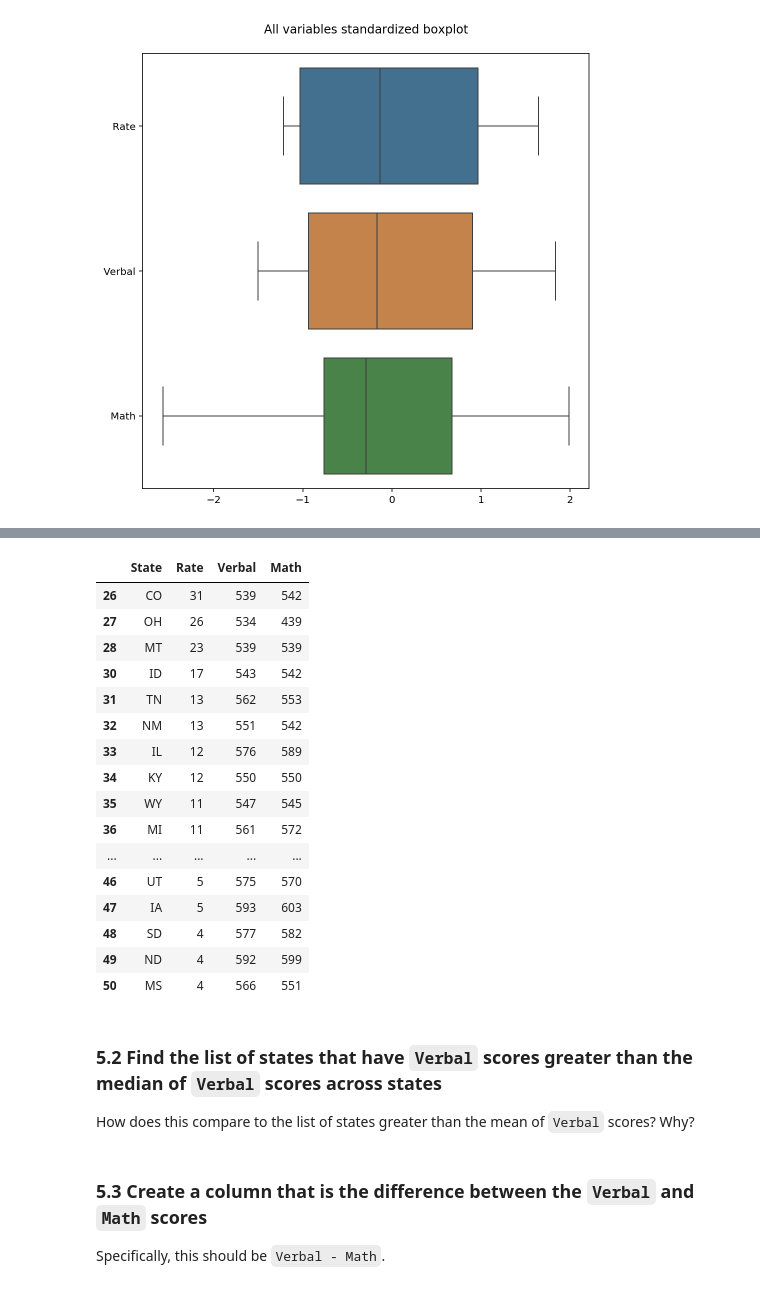
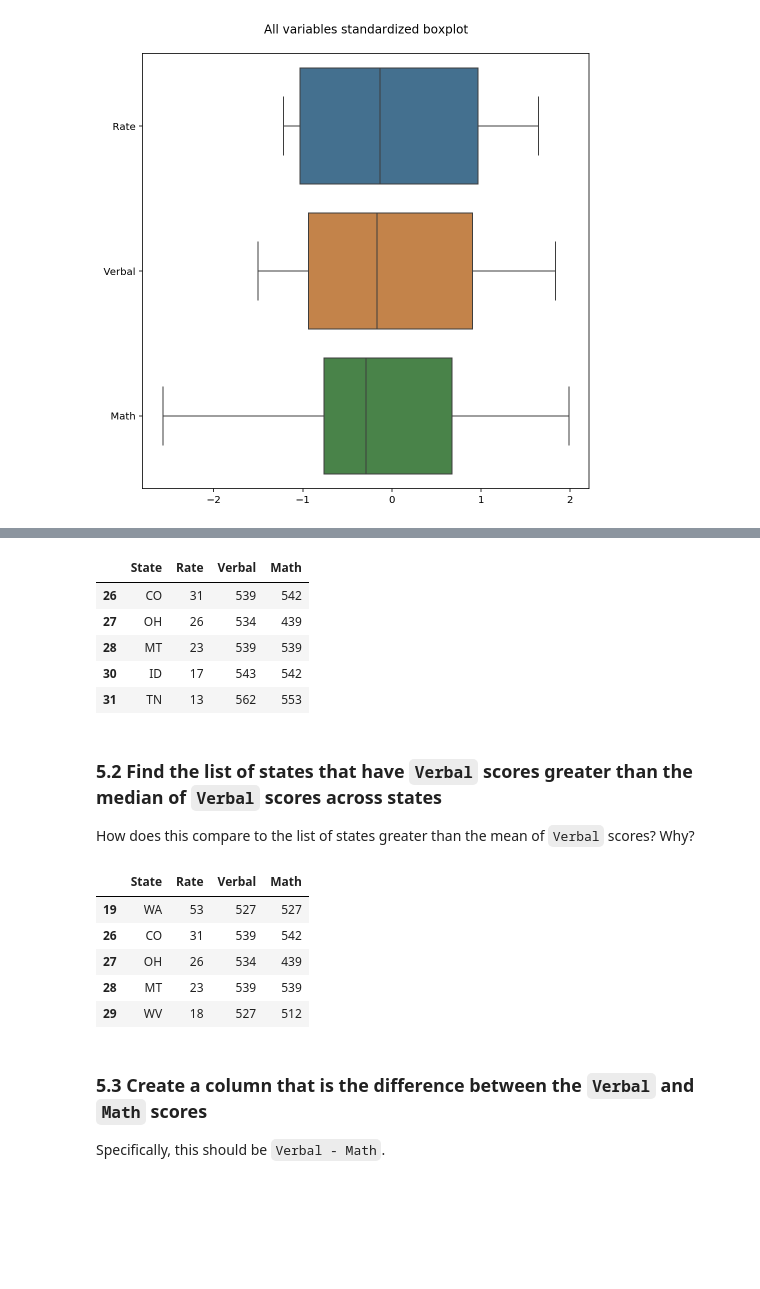
Before and after one commit to a3o1m2/DSI11-lessons, a Jupyter notebook: projects/project-2/project-02-v2-starter-code.ipynb, the cells around one changed output, grey strips where cells are left out. Cells and saved outputs as stored; diff of their text form; code cells hidden in the pictures; blank space fills up the shorter version.

```diff
--- a/projects/project-2/project-02-v2-starter-code.ipynb
+++ b/projects/project-2/project-02-v2-starter-code.ipynb
@@ -314,29 +315,27 @@ http://pandas.pydata.org/pandas-docs/stable/indexing.html
 
 How many states are above the mean? What does this tell you about the distribution of `Verbal` scores?
 # %%
-sats[sats['Verbal'] > sats['Verbal'].mean()]
+sats[sats['Verbal'] > sats['Verbal'].mean()].head()
 # %% [output]
 |  | State | Rate | Verbal | Math |
 | 26 | CO | 31 | 539 | 542 |
 | 27 | OH | 26 | 534 | 439 |
 | 28 | MT | 23 | 539 | 539 |
 | 30 | ID | 17 | 543 | 542 |
 | 31 | TN | 13 | 562 | 553 |
-| 32 | NM | 13 | 551 | 542 |
-| 33 | IL | 12 | 576 | 589 |
-| 34 | KY | 12 | 550 | 550 |
-| 35 | WY | 11 | 547 | 545 |
-| 36 | MI | 11 | 561 | 572 |
-| ... | ... | ... | ... | ... |
-| 46 | UT | 5 | 575 | 570 |
-| 47 | IA | 5 | 593 | 603 |
-| 48 | SD | 4 | 577 | 582 |
-| 49 | ND | 4 | 592 | 599 |
-| 50 | MS | 4 | 566 | 551 |
 # %% [markdown]
 ### 5.2 Find the list of states that have `Verbal` scores greater than the median of `Verbal` scores across states
 
 How does this compare to the list of states greater than the mean of `Verbal` scores? Why?
+# %%
+sats[sats['Verbal'] > sats['Verbal'].median()].head()
+# %% [output]
+|  | State | Rate | Verbal | Math |
+| 19 | WA | 53 | 527 | 527 |
+| 26 | CO | 31 | 539 | 542 |
+| 27 | OH | 26 | 534 | 439 |
+| 28 | MT | 23 | 539 | 539 |
+| 29 | WV | 18 | 527 | 512 |
 # %% [markdown]
 ### 5.3 Create a column that is the difference between the `Verbal` and `Math` scores
 
```
Also changed, not shown: parts of 15 cells of this notebook, 3 other files.
